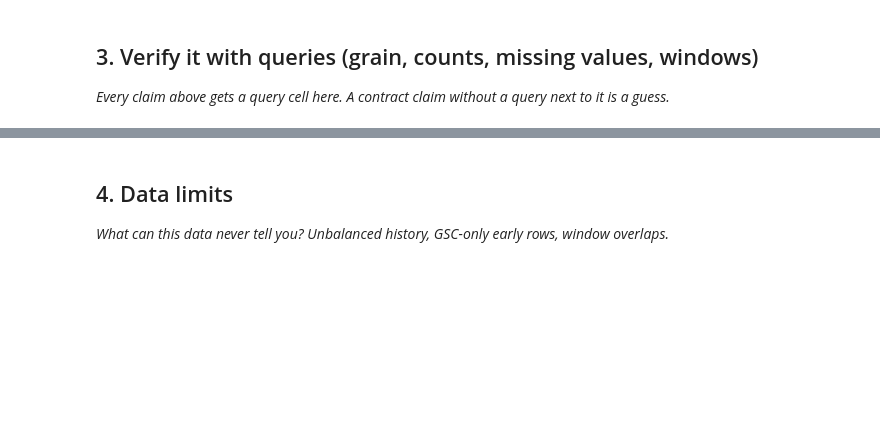
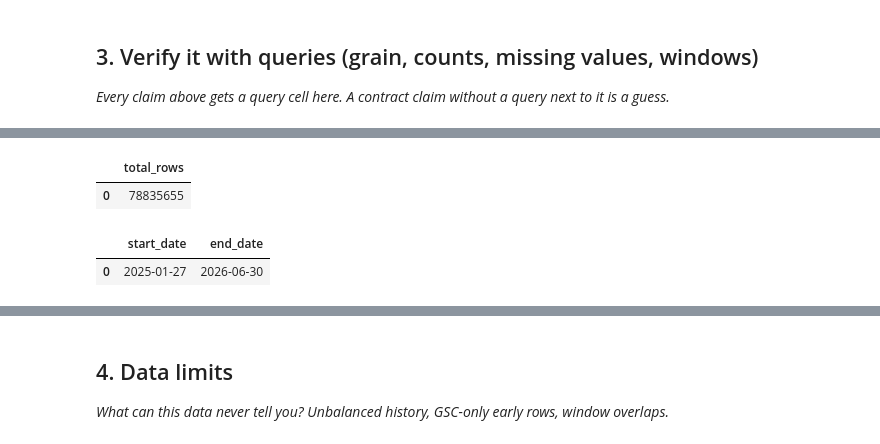
Before and after one commit to 133Haseeb/MLflyrankhaseeb, a Jupyter notebook: work/notebooks/w03_data_contract.ipynb, the cells around one changed output, grey strips where cells are left out. Cells and saved outputs as stored; diff of their text form; code cells hidden in the pictures; blank space fills up the shorter version.

```diff
--- a/work/notebooks/w03_data_contract.ipynb
+++ b/work/notebooks/w03_data_contract.ipynb
@@ -20,0 +91,22 @@ This skeleton is yours to fill. Work the sections **in order** — each one has
+# %%
+rows = con.sql(f"""
+SELECT COUNT(*) AS total_rows
+FROM {TABLES['fact_daily']}
+""").df()
+
+rows
+# %% [output]
+|  | total_rows |
+| 0 | 78835655 |
+# %%
+dates = con.sql(f"""
+SELECT
+MIN(report_date) AS start_date,
+MAX(report_date) AS end_date
+FROM {TABLES['fact_daily']}
+""").df()
+
+dates
+# %% [output]
+|  | start_date | end_date |
+| 0 | 2025-01-27 | 2026-06-30 |
```
Also changed, not shown: parts of 10 cells of this notebook.
